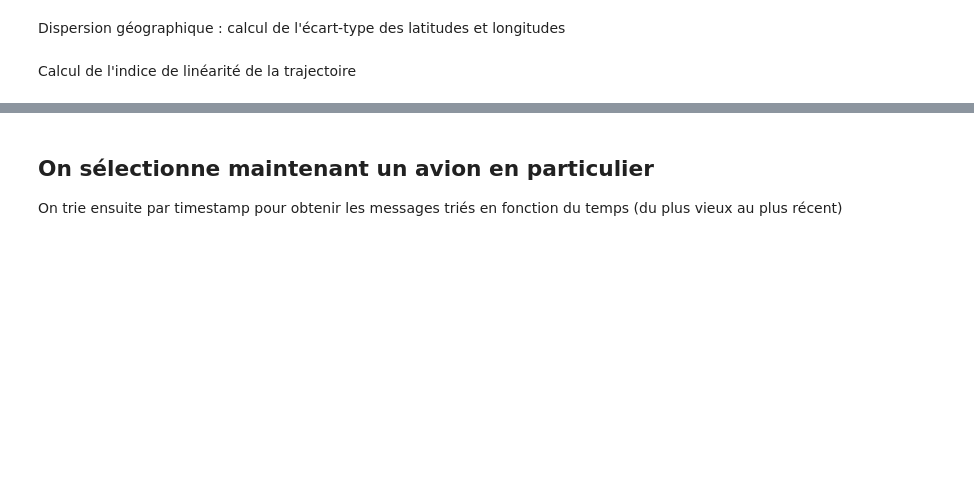
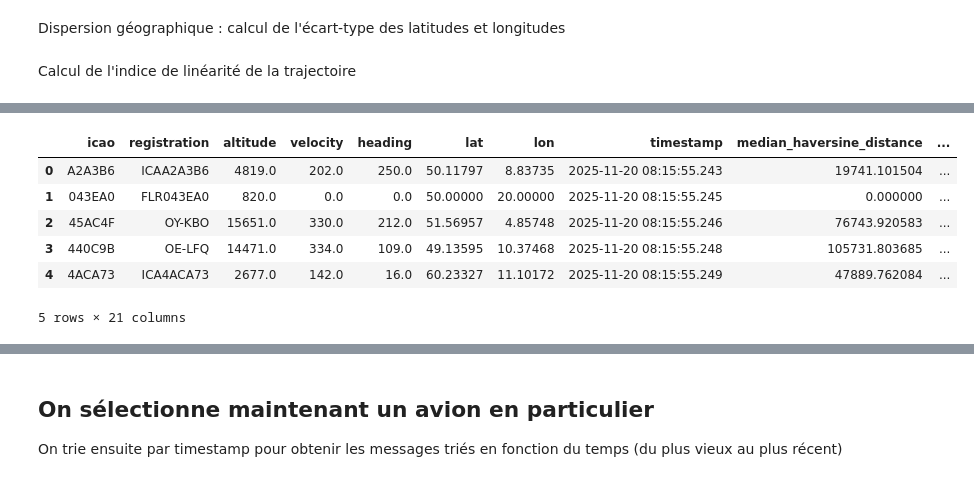
Before and after one commit to MGentieu/Data_analytics_aircraft_messages, a Jupyter notebook: TP3/GENTIEU_Martin_TP2.ipynb, the cells around one changed output, grey strips where cells are left out. Drawn from its saved outputs; the diff is of its cells as text; code cells hidden in the pictures; blank space fills up the shorter version.

```diff
--- a/TP3/GENTIEU_Martin_TP2.ipynb
+++ b/TP3/GENTIEU_Martin_TP2.ipynb
@@ -296,0 +415,10 @@ turns = (
+# %%
+df_parsed.head()
+# %% [output]
+|  | icao | registration | altitude | velocity | heading | lat | lon | timestamp | median_haversine_distance | ... |
+| 0 | A2A3B6 | ICAA2A3B6 | 4819.0 | 202.0 | 250.0 | 50.11797 | 8.83735 | 2025-11-20 08:15:55.243 | 19741.101504 | ... |
+| 1 | 043EA0 | FLR043EA0 | 820.0 | 0.0 | 0.0 | 50.00000 | 20.00000 | 2025-11-20 08:15:55.245 | 0.000000 | ... |
+| 2 | 45AC4F | OY-KBO | 15651.0 | 330.0 | 212.0 | 51.56957 | 4.85748 | 2025-11-20 08:15:55.246 | 76743.920583 | ... |
+| 3 | 440C9B | OE-LFQ | 14471.0 | 334.0 | 109.0 | 49.13595 | 10.37468 | 2025-11-20 08:15:55.248 | 105731.803685 | ... |
+| 4 | 4ACA73 | ICA4ACA73 | 2677.0 | 142.0 | 16.0 | 60.23327 | 11.10172 | 2025-11-20 08:15:55.249 | 47889.762084 | ... |
+5 rows × 21 columns
```
Also changed, not shown: parts of 23 cells of this notebook.
